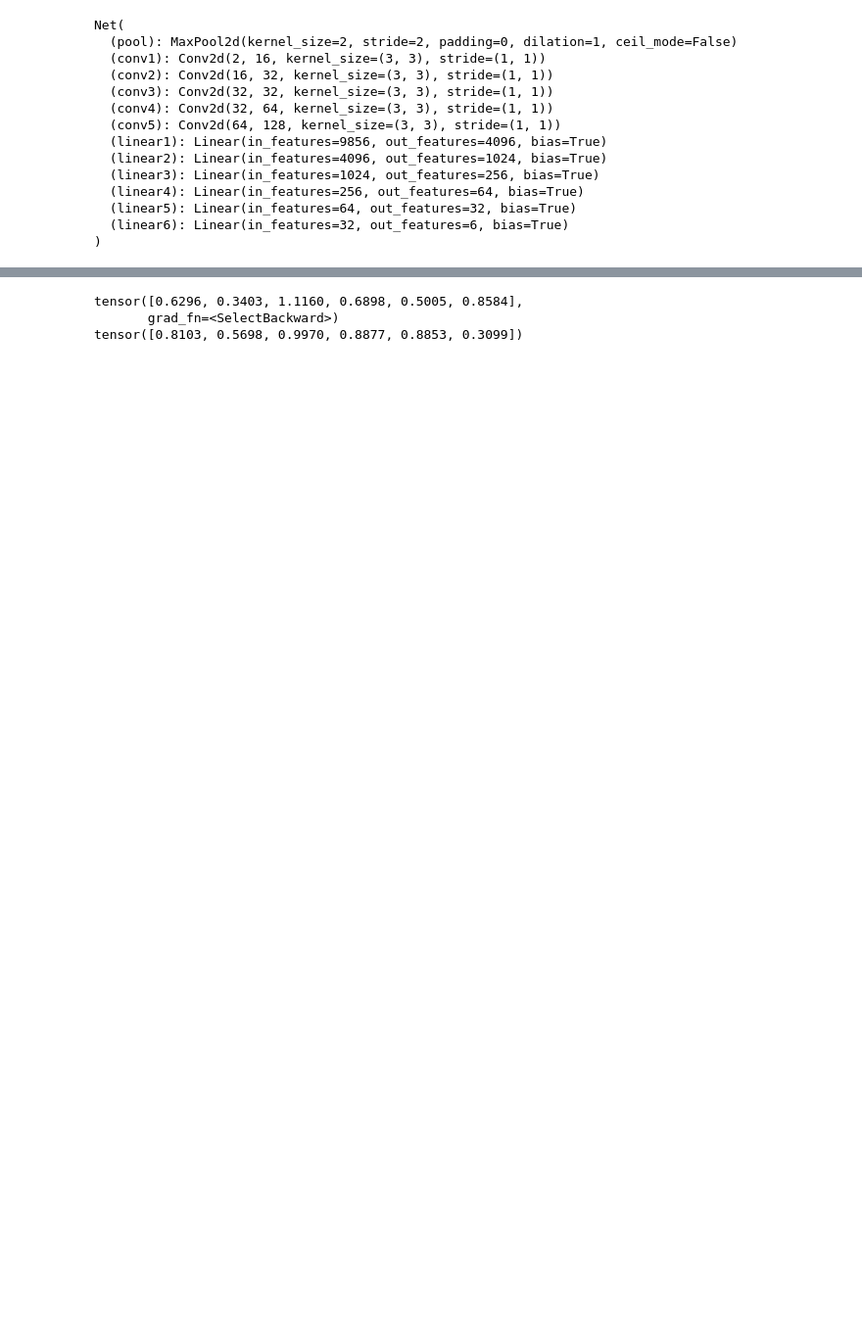
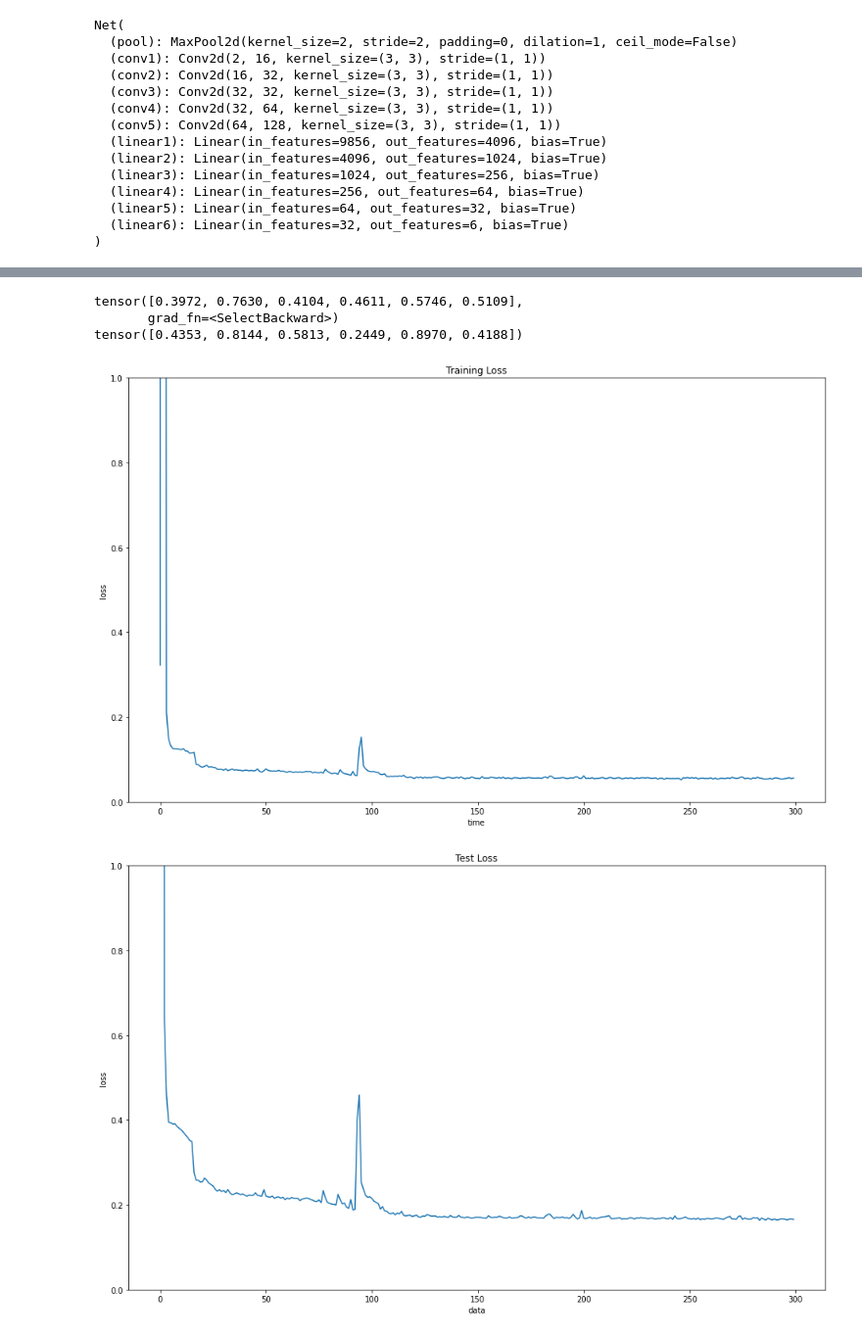
Before and after one commit to anapervan/Flexible-Tool, a Jupyter notebook: png_to_a_single_input.ipynb, the cells around one changed output, grey strips where cells are left out. Shown: that part at 98% size. Cells and saved outputs as stored; diff of their text form; code cells hidden in the pictures; blank space fills up the shorter version.

Commit message:
finish traine the model with 6000 trials and created the evaluate_model file. THe results overall is not good. Need to feed more data and tune the model parameters

```diff
--- a/png_to_a_single_input.ipynb
+++ b/png_to_a_single_input.ipynb
@@ -15,7 +15,7 @@ import os
 ### import data from csv (written in data_processing)
 q_array = load('q_array0.npy')
 a_array = load('a_array0.npy')
-N = 100
+N = 6000
 
 ### find number of trials
 data_trials = int(a_array.shape[0])
@@ -26,9 +26,13 @@ xz_array = np.zeros((N,288,432))
 # img4.show()
 
 for i in range(N):
+    ## on bowen's local
+#     img1 = Image.open('/home/bowen/Documents/Rod_manipulation/Flexible-Tool/png_data/'+str(i)+'_xy.png')
+#     img2 = Image.open('/home/bowen/Documents/Rod_manipulation/Flexible-Tool/png_data/'+str(i)+'_xz.png')
 
-    img1 = Image.open('/home/bowen/Documents/Rod_manipulation/Flexible-Tool/png_data/'+str(i)+'_xy.png')
-    img2 = Image.open('/home/bowen/Documents/Rod_manipulation/Flexible-Tool/png_data/'+str(i)+'_xz.png')
+    ## on beast's local
+    img1 = Image.open('/home/bowen/Documents/Flexible-Tool/png_data/'+str(i)+'_xy.png')
+    img2 = Image.open('/home/bowen/Documents/Flexible-Tool/png_data/'+str(i)+'_xz.png')
     img1 = ImageOps.grayscale(img1)
     img2 = ImageOps.grayscale(img2)
 
@@ -65,8 +69,8 @@ imagex_train_tensor = torch.from_numpy(image_train_x)
 train_dataset = torch.utils.data.TensorDataset(imagex_train_tensor, y_train_tensor)
 test_dataset = torch.utils.data.TensorDataset(imagex_test_tensor, y_test_tensor)
 
-train_loader = torch.utils.data.DataLoader(train_dataset, batch_size = 5, shuffle=True)
-test_loader = torch.utils.data.DataLoader(test_dataset, batch_size = 5, shuffle=True)
+train_loader = torch.utils.data.DataLoader(train_dataset, batch_size = 500, shuffle=True)
+test_loader = torch.utils.data.DataLoader(test_dataset, batch_size = 500, shuffle=True)
 
 for batch, (img,y) in enumerate(train_loader):
     print("batch", batch)
@@ -182,7 +187,7 @@ def test(dataloader, model,test_loss_list):
     return test_loss_list
 # %%
 ### Train the model
-epochs = 100
+epochs = 300
 loss_list=[]
 test_loss_list=[]
 for t in range(epochs):
@@ -217,6 +224,29 @@ pred = model(img)
 print(pred[0])
 print(y_test_tensor[n])
 # %% [output]
-tensor([0.6296, 0.3403, 1.1160, 0.6898, 0.5005, 0.8584],
+tensor([0.3972, 0.7630, 0.4104, 0.4611, 0.5746, 0.5109],
        grad_fn=<SelectBackward>)
-tensor([0.8103, 0.5698, 0.9970, 0.8877, 0.8853, 0.3099])
+tensor([0.4353, 0.8144, 0.5813, 0.2449, 0.8970, 0.4188])
+# %%
+### Plot results
+plt.figure(figsize=(16,10))
+plt.plot(loss_list)
+axes = plt.gca()
+plt.title('Training Loss')
+plt.xlabel('time')
+plt.ylabel('loss')
+axes.set_ylim([0,1.0])
+plt.show()
+
+plt.figure(figsize=(16,10))
+plt.plot(test_loss_list)
+axes = plt.gca()
+plt.title('Test Loss')
+plt.xlabel('data')
+plt.ylabel('loss')
+# axes.set_ylim([0.06,0.09])
+axes.set_ylim([0,1.0])
+plt.show()
+# %% [output]
+[figure, added]
+[figure, added]
```
Also changed, not shown: parts of 6 cells of this notebook, 1 other file.
